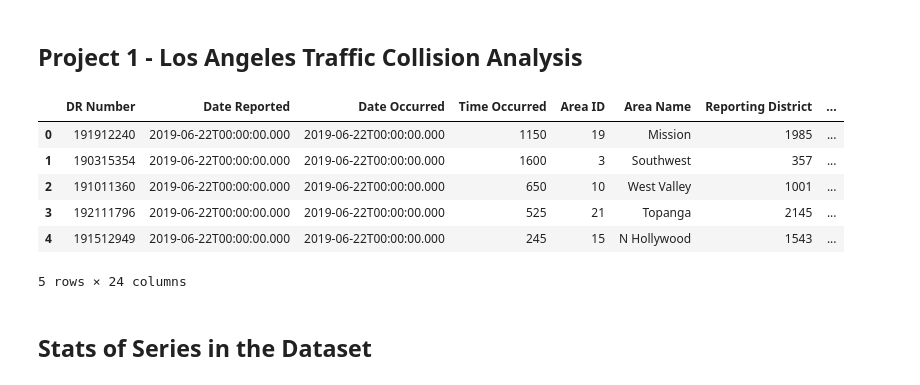
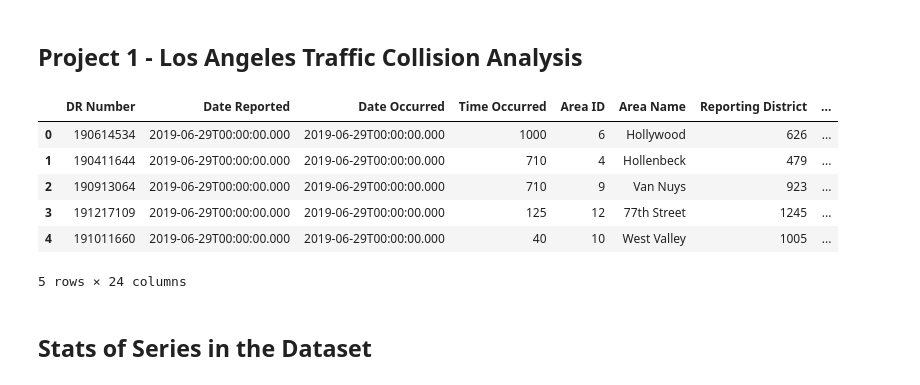
Before and after one commit to shaun-huang/LA-Traffic-Collision-Analysis, a Jupyter notebook: Cleaning Data.ipynb, the cells around one changed output. Cells and saved outputs as stored; diff of their text form; code cells hidden in the pictures.

```diff
--- a/Cleaning Data.ipynb
+++ b/Cleaning Data.ipynb
@@ -1,25 +1,24 @@
 # %% [markdown]
 ## Project 1 - Los Angeles Traffic Collision Analysis
 # %%
-#import modules for the analysis environment
+# import modules for the analysis environment
 import os
-import matplotlib.pyplot as plta
+import matplotlib.pyplot as plt
 import pandas as pd
 import numpy as np
 import requests
 import time
 
-#read csv file
-file_path = "Data/Raw/traffic-collision-data-from-2010-to-present.csv"
-df = pd.read_csv(file_path)
+# read csv file
+df = pd.read_csv("Data/Raw/traffic-collision-data-from-2010-to-present.csv")
 df.head()
 # %% [output]
 |  | DR Number | Date Reported | Date Occurred | Time Occurred | Area ID | Area Name | Reporting District | ... |
-| 0 | 191912240 | 2019-06-22T00:00:00.000 | 2019-06-22T00:00:00.000 | 1150 | 19 | Mission | 1985 | ... |
-| 1 | 190315354 | 2019-06-22T00:00:00.000 | 2019-06-22T00:00:00.000 | 1600 | 3 | Southwest | 357 | ... |
-| 2 | 191011360 | 2019-06-22T00:00:00.000 | 2019-06-22T00:00:00.000 | 650 | 10 | West Valley | 1001 | ... |
-| 3 | 192111796 | 2019-06-22T00:00:00.000 | 2019-06-22T00:00:00.000 | 525 | 21 | Topanga | 2145 | ... |
-| 4 | 191512949 | 2019-06-22T00:00:00.000 | 2019-06-22T00:00:00.000 | 245 | 15 | N Hollywood | 1543 | ... |
+| 0 | 190614534 | 2019-06-29T00:00:00.000 | 2019-06-29T00:00:00.000 | 1000 | 6 | Hollywood | 626 | ... |
+| 1 | 190411644 | 2019-06-29T00:00:00.000 | 2019-06-29T00:00:00.000 | 710 | 4 | Hollenbeck | 479 | ... |
+| 2 | 190913064 | 2019-06-29T00:00:00.000 | 2019-06-29T00:00:00.000 | 710 | 9 | Van Nuys | 923 | ... |
+| 3 | 191217109 | 2019-06-29T00:00:00.000 | 2019-06-29T00:00:00.000 | 125 | 12 | 77th Street | 1245 | ... |
+| 4 | 191011660 | 2019-06-29T00:00:00.000 | 2019-06-29T00:00:00.000 | 40 | 10 | West Valley | 1005 | ... |
 5 rows × 24 columns
 # %% [markdown]
 ## Stats of Series in the Dataset
```
Also changed, not shown: parts of 8 cells of this notebook.
